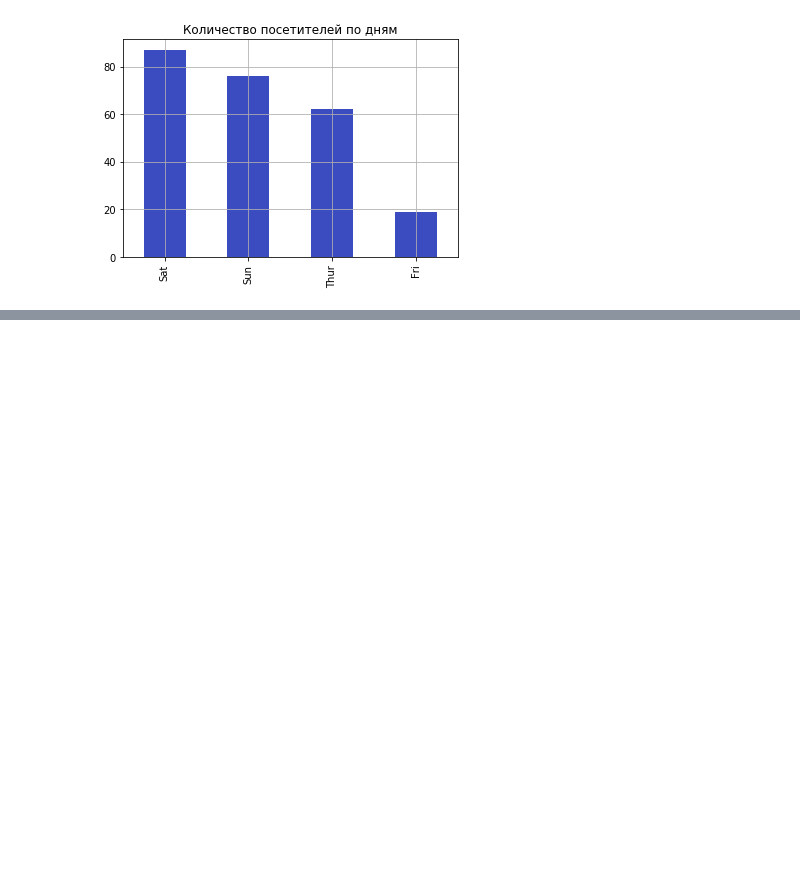
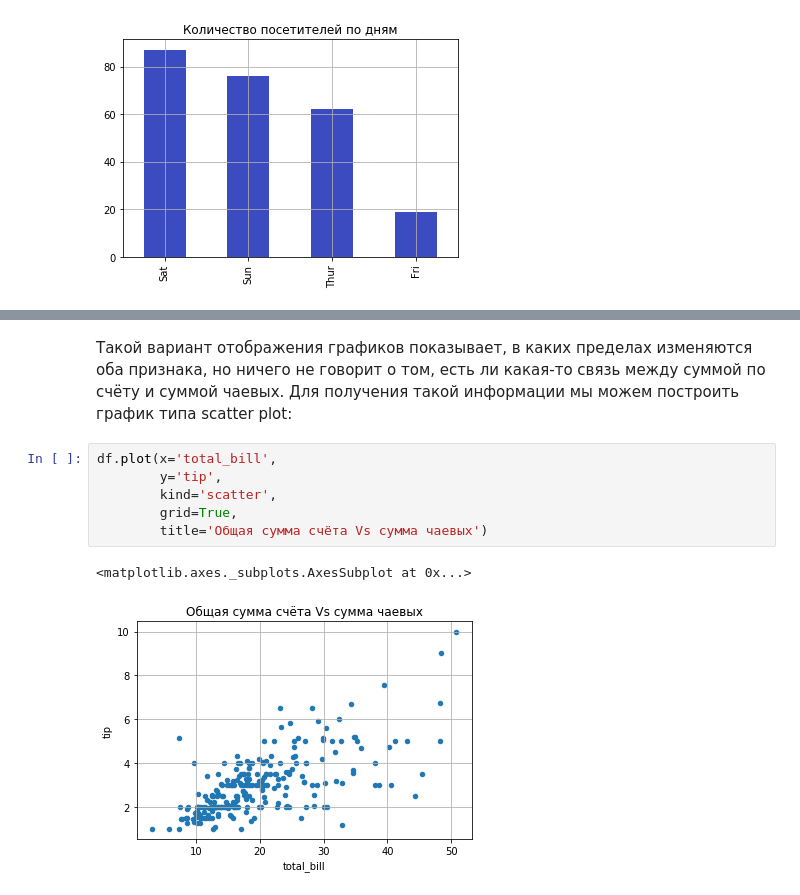
Before and after one commit to dm-fedorov/pandas_basic, a Jupyter notebook: кейсы по анализу данных/Визуализация.ipynb, the cells around one changed output, grey strips where cells are left out. Saved outputs shown, nothing was run; the diff lists cells and outputs as text; blank space fills up the shorter version.

```diff
--- a/кейсы по анализу данных/Визуализация.ipynb
+++ b/кейсы по анализу данных/Визуализация.ipynb
@@ -65,0 +84,11 @@ df['day'].value_counts().plot(kind='bar',
+# %% [markdown]
+Такой вариант отображения графиков показывает, в каких пределах изменяются оба признака, но ничего не говорит о том, есть ли какая-то связь между суммой по счёту и суммой чаевых. Для получения такой информации мы можем построить график типа scatter plot:
+# %%
+df.plot(x='total_bill',
+        y='tip',
+        kind='scatter',
+        grid=True,
+        title='Общая сумма счёта Vs сумма чаевых')
+# %% [output]
+<matplotlib.axes._subplots.AxesSubplot at 0x...>
+[figure, added]
```
Also changed, not shown: parts of 65 cells of this notebook, 1 other file.
